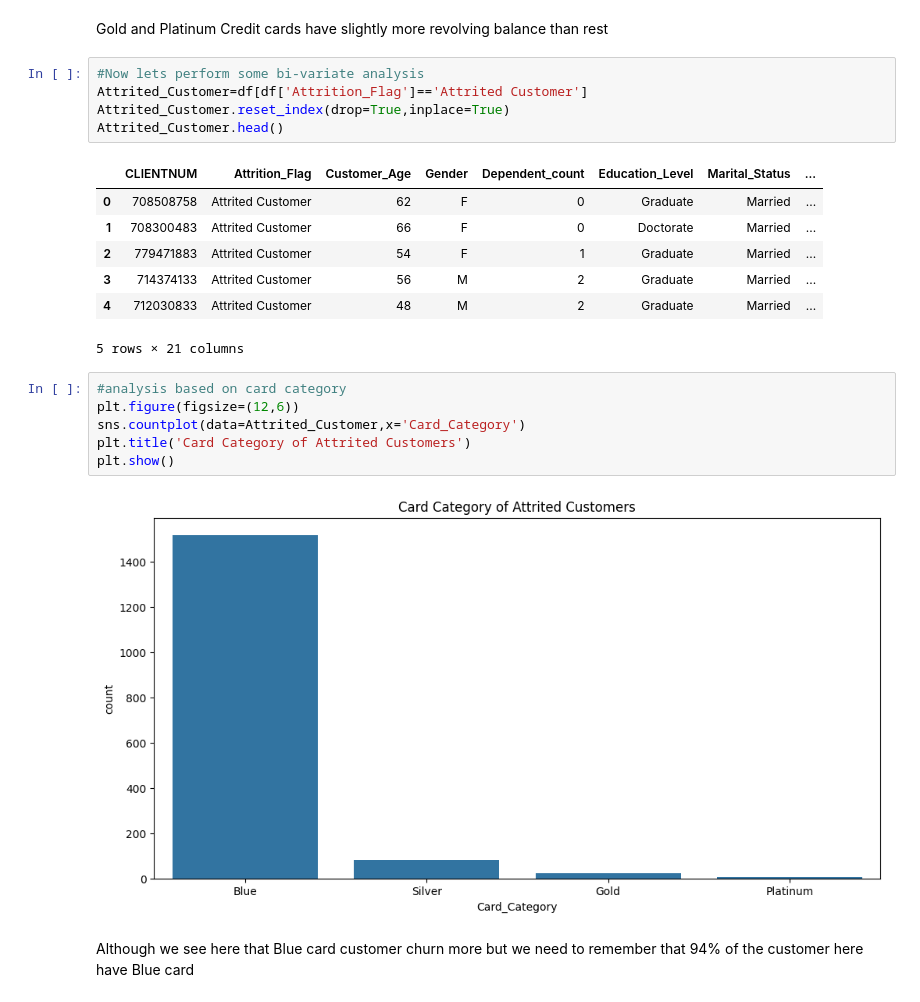
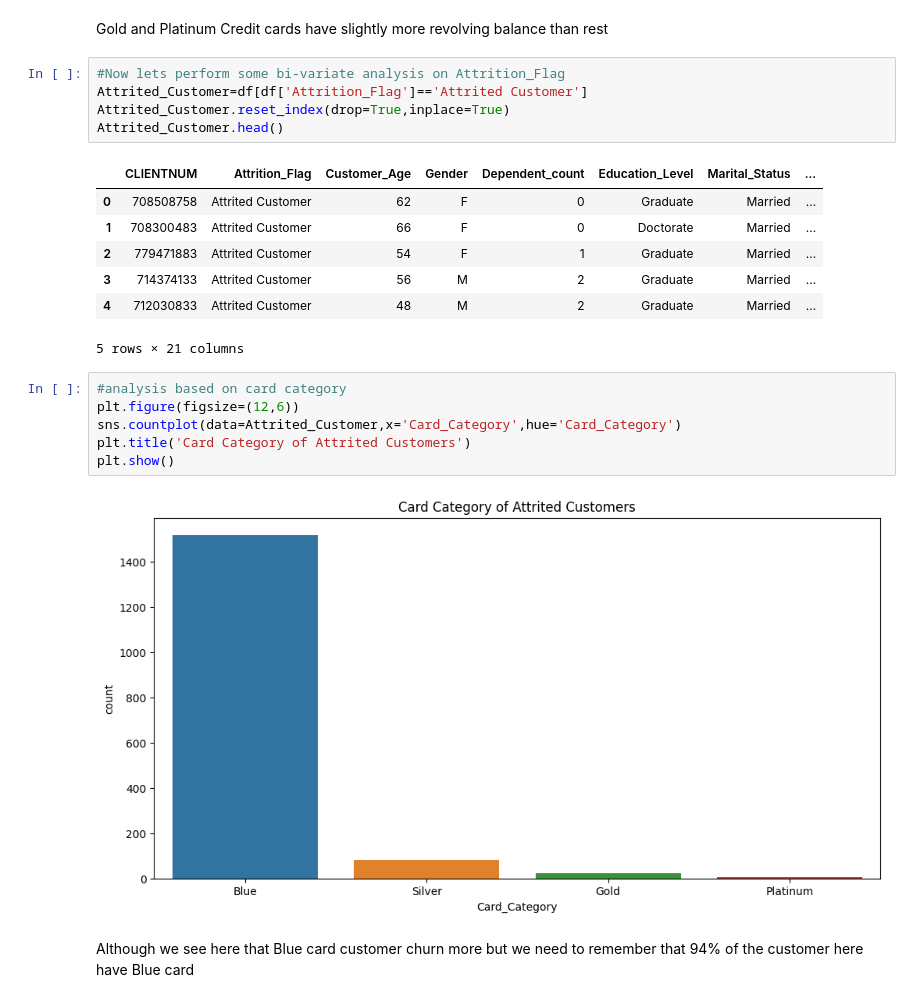
Before and after one commit to NirajanKhadka/Customer_Churn_PowerBI_Python, a Jupyter notebook: Customer_CHurn_analysis.ipynb, the cells around one changed output. Drawn from its saved outputs; the diff is of its cells as text.

```diff
--- a/Customer_CHurn_analysis.ipynb
+++ b/Customer_CHurn_analysis.ipynb
@@ -164,7 +164,7 @@ plt.show()
 # %% [markdown]
 Gold and Platinum Credit cards have slightly more revolving balance than rest
 # %%
-#Now lets perform some bi-variate analysis
+#Now lets perform some bi-variate analysis on Attrition_Flag
 Attrited_Customer=df[df['Attrition_Flag']=='Attrited Customer']
 Attrited_Customer.reset_index(drop=True,inplace=True)
 Attrited_Customer.head()
@@ -179,11 +179,11 @@ Attrited_Customer.head()
 # %%
 #analysis based on card category
 plt.figure(figsize=(12,6))
-sns.countplot(data=Attrited_Customer,x='Card_Category')
+sns.countplot(data=Attrited_Customer,x='Card_Category',hue='Card_Category')
 plt.title('Card Category of Attrited Customers')
 plt.show()
 # %% [output]
-[figure, old version]
+[figure, new version]
 # %% [markdown]
 Although we see here that Blue card customer churn more but we need to remember that 94% of the customer here have Blue card
 # %%
```
Also changed, not shown: parts of 7 cells of this notebook.
